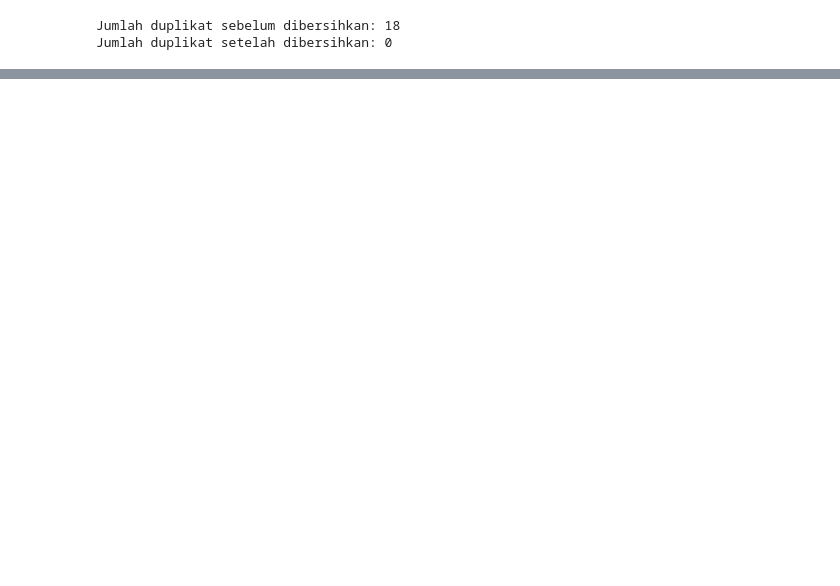
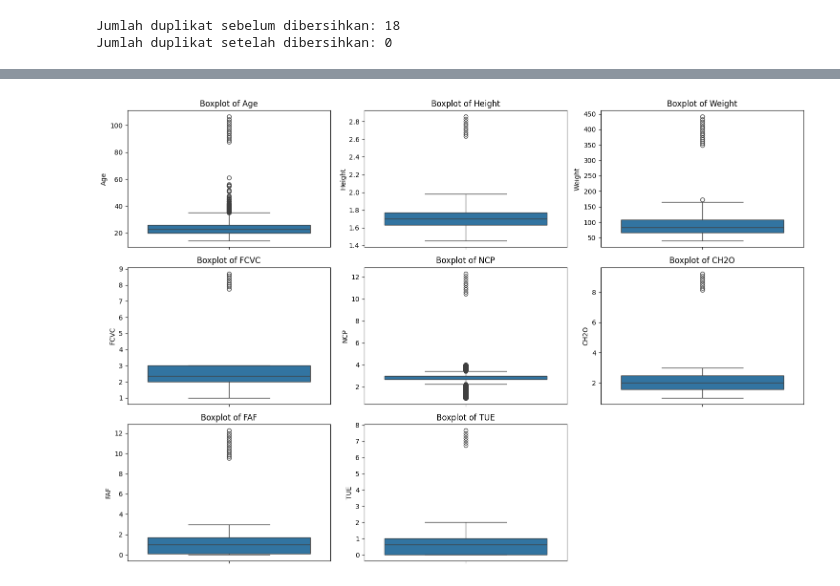
Before and after one commit to RamadhikaS/CapstoneUASBengkod, a Jupyter notebook: BengkodUAS.ipynb, the cells around one changed output, grey strips where cells are left out. Saved outputs shown, nothing was run; the diff lists cells and outputs as text; code cells hidden in the pictures; blank space fills up the shorter version.

```diff
--- a/BengkodUAS.ipynb
+++ b/BengkodUAS.ipynb
@@ -44,0 +66,13 @@ memory usage: 280.5+ KB
+# %%
+# Daftar kolom yang seharusnya numerik
+numeric_cols = ['Age', 'Height', 'Weight', 'FCVC', 'NCP', 'CH2O', 'FAF', 'TUE']
+
+# Konversi kolom-kolom tersebut ke numerik
+for col in numeric_cols:
+    df[col] = pd.to_numeric(df[col], errors='coerce')
+
+# Cek kembali apakah muncul missing value setelah konversi
+print(df[numeric_cols].isnull().sum())
+
+# Jika ada yang NaN, kamu bisa drop
+df.dropna(subset=numeric_cols, inplace=True)
@@ -55,10 +110,9 @@ print("Jumlah duplikat setelah dibersihkan:", df.duplicated().sum())
 Jumlah duplikat sebelum dibersihkan: 18
 Jumlah duplikat setelah dibersihkan: 0
 # %%
-unique_values = df_cleaned.nunique()
-print("Jumlah unique value per kolom:\n", unique_values)
-
-for col in df_cleaned.columns:
-    print(f"\nKolom: {col}")
-    print(df_cleaned[col].unique())
+# Mengecek unique value dari setiap kolom
+for col in df.columns:
+    print(f"Unique values in '{col}':")
+    print(df[col].unique())
+    print("")
 # %% [output]
@@ -125,0 +162,3 @@ Jumlah baris yang dihapus: 300
+# %%
+# Menghapus baris yang memiliki missing value
+df.dropna(inplace=True)
@@ -125,0 +209,20 @@ Jumlah baris yang dihapus: 300
+# %%
+import seaborn as sns
+import matplotlib.pyplot as plt
+
+# Daftar kolom numerik
+numeric_cols = ['Age', 'Height', 'Weight', 'FCVC', 'NCP', 'CH2O', 'FAF', 'TUE']
+
+# Atur ukuran plot
+plt.figure(figsize=(15, 10))
+
+# Buat boxplot untuk setiap fitur numerik
+for i, col in enumerate(numeric_cols, 1):
+    plt.subplot(3, 3, i)
+    sns.boxplot(y=df[col])
+    plt.title(f'Boxplot of {col}')
+    plt.tight_layout()
+
+plt.show()
+# %% [output]
+[figure, added]
```
Also changed, not shown: parts of 15 cells of this notebook.
